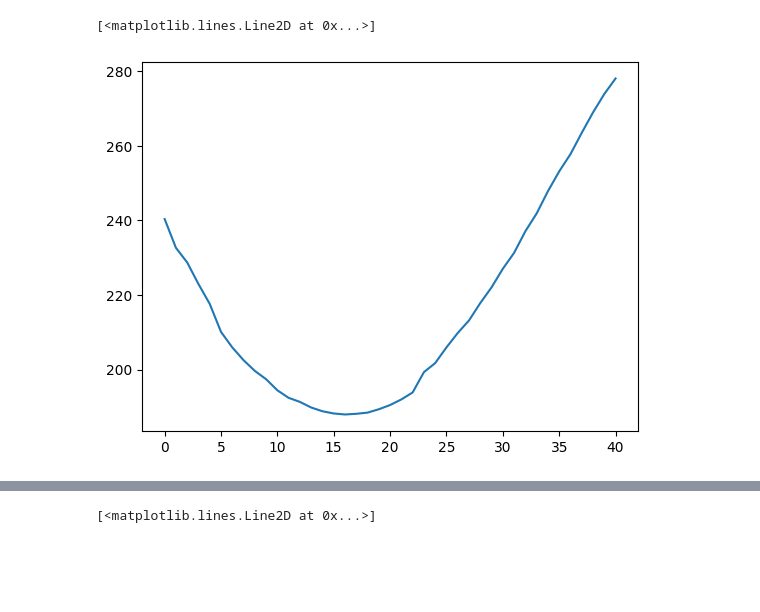
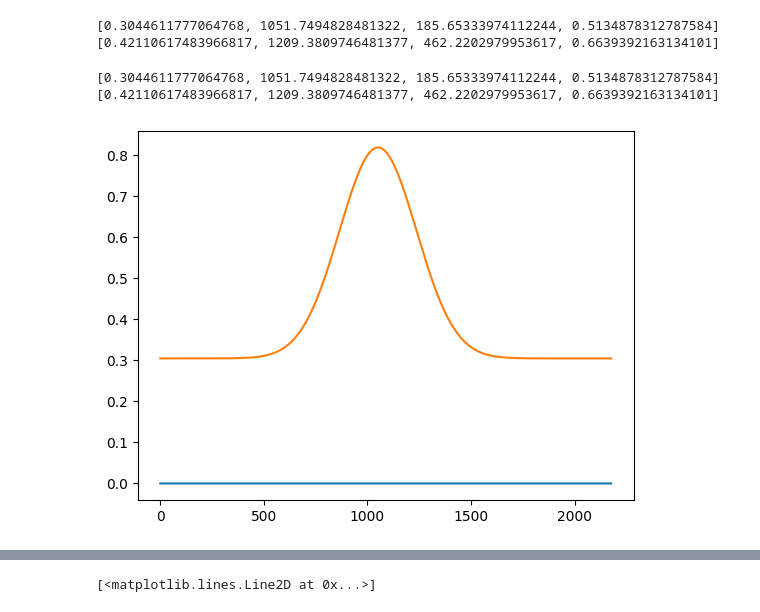
Before and after one commit to simonecoppola/led-autofocus, a Jupyter notebook: examples/calibration_notebook.ipynb, the cells around one changed output, grey strips where cells are left out. Cells and saved outputs as stored; diff of their text form; code cells hidden in the pictures; blank space fills up the shorter version.

```diff
--- a/examples/calibration_notebook.ipynb
+++ b/examples/calibration_notebook.ipynb
@@ -59,8 +47,11 @@ plt.plot(Gaussian1D(y_vals, *results))
 std_proj_0 = []
 std_proj_1 = []
 
-guessx = [0, 1500, 300, 20000]
-guessy = [0, 1000, 300, 20000]
+guessx = [0, 1500, 300, 0.5]
+guessy = [0, 1000, 300, 0.5]
+
+all_fits_x = []
+all_fits_y = []
 
 for i, proj in enumerate(proj_0):
     projx = proj_0[i]
@@ -69,6 +60,9 @@ for i, proj in enumerate(proj_0):
     x_fit = fit_gaussian(x_vals, projx, guessx)
     y_fit = fit_gaussian(y_vals, projy, guessy)
 
+    all_fits_x.append(x_fit)
+    all_fits_y.append(y_fit)
+
     std_proj_0.append(x_fit[2])
     std_proj_1.append(y_fit[2])
 
@@ -76,10 +70,37 @@ for i, proj in enumerate(proj_0):
     guessx = x_fit
     guessy = y_fit
 # %%
-plt.plot(std_proj_1)
+fits_x = np.array(all_fits_x)
+lower_bounds_x = [float(np.min(col)) for col in fits_x.T]
+upper_bounds_x = [float(np.max(col)) for col in fits_x.T]
+
+fits_y = np.array(all_fits_y)
+lower_bounds_y = [float(np.min(col)) for col in fits_y.T]
+upper_bounds_y = [float(np.max(col)) for col in fits_y.T]
+
+print(lower_bounds_y)
+print(upper_bounds_y)
 # %% [output]
-[<matplotlib.lines.Line2D at 0x...>]
+[0.3044611777064768, 1051.7494828481322, 185.65333974112244, 0.5134878312787584]
+[0.42110617483966817, 1209.3809746481377, 462.2202979953617, 0.6639392163134101]
-[figure, removed]
+# %%
+# fit one and plot example
+guessy = [0.2, 1200, 300, 0.5]
+line = proj_1[10] * 0
+
+
+
+results = fit_gaussian(y_vals, line, lower_bounds_y, bounds=(lower_bounds_y, upper_bounds_y))
+
+plt.plot(line)
+plt.plot(Gaussian1D(y_vals, *results))
+
+print(lower_bounds_y)
+print(upper_bounds_y)
+# %% [output]
+[0.3044611777064768, 1051.7494828481322, 185.65333974112244, 0.5134878312787584]
+[0.42110617483966817, 1209.3809746481377, 462.2202979953617, 0.6639392163134101]
+[figure, new version]
 # %%
 std0 = np.array(std_proj_0)
 std1 = np.array(std_proj_1)
```
Also changed, not shown: parts of 5 cells of this notebook, 3 other files.
